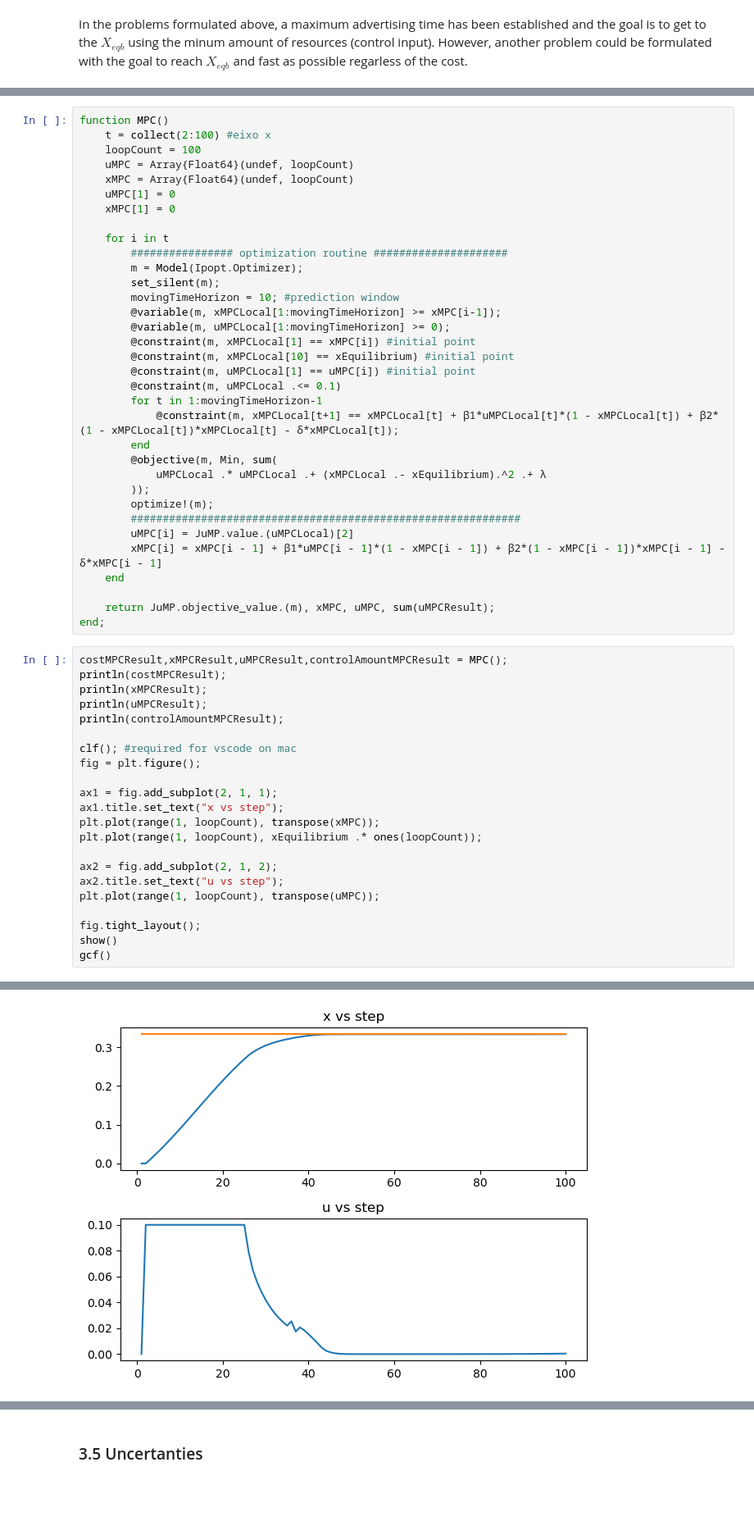
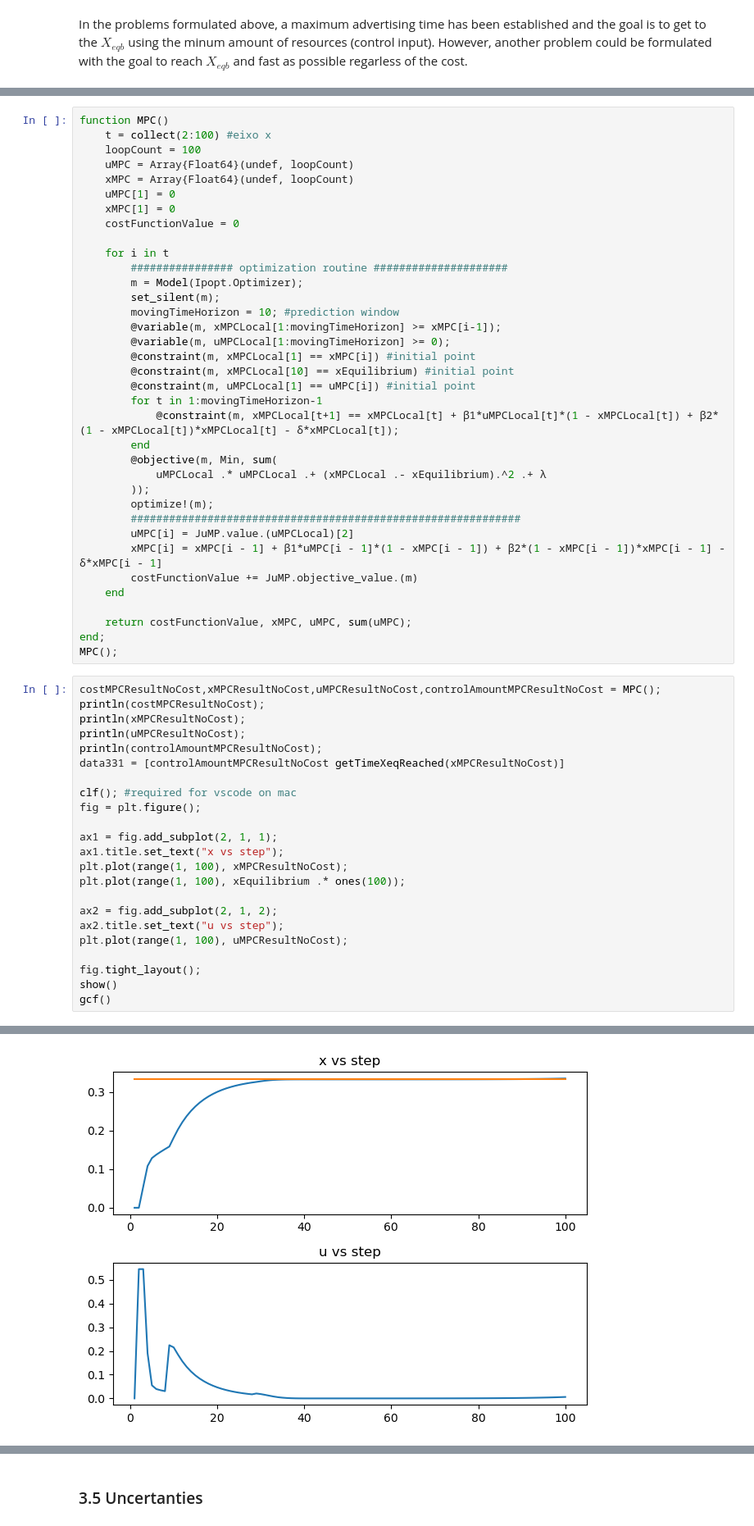
Before and after one commit to Gabrieljsss/information-spread-optimization-model, a Jupyter notebook: modelo_relatorio_projeto_2022.ipynb, the cells around one changed output, grey strips where cells are left out. Shown at 82% size. Drawn from its saved outputs; the diff is of its cells as text; blank space fills up the shorter version.

```diff
--- a/modelo_relatorio_projeto_2022.ipynb
+++ b/modelo_relatorio_projeto_2022.ipynb
@@ -356,6 +433,7 @@ function MPC()
     xMPC = Array{Float64}(undef, loopCount)
     uMPC[1] = 0
     xMPC[1] = 0
+    costFunctionValue = 0
 
     for i in t
         ################ optimization routine #####################
@@ -367,7 +445,6 @@ function MPC()
         @constraint(m, xMPCLocal[1] == xMPC[i]) #initial point
         @constraint(m, xMPCLocal[10] == xEquilibrium) #initial point
         @constraint(m, uMPCLocal[1] == uMPC[i]) #initial point
-        @constraint(m, uMPCLocal .<= 0.1)
         for t in 1:movingTimeHorizon-1
             @constraint(m, xMPCLocal[t+1] == xMPCLocal[t] + β1*uMPCLocal[t]*(1 - xMPCLocal[t]) + β2*(1 - xMPCLocal[t])*xMPCLocal[t] - δ*xMPCLocal[t]);
         end
@@ -378,28 +455,31 @@ function MPC()
         #############################################################
         uMPC[i] = JuMP.value.(uMPCLocal)[2]
         xMPC[i] = xMPC[i - 1] + β1*uMPC[i - 1]*(1 - xMPC[i - 1]) + β2*(1 - xMPC[i - 1])*xMPC[i - 1] - δ*xMPC[i - 1]
+        costFunctionValue += JuMP.objective_value.(m)
     end
 
-    return JuMP.objective_value.(m), xMPC, uMPC, sum(uMPCResult);
+    return costFunctionValue, xMPC, uMPC, sum(uMPC);
 end;
+MPC();
 # %%
-costMPCResult,xMPCResult,uMPCResult,controlAmountMPCResult = MPC();
-println(costMPCResult);
-println(xMPCResult);
-println(uMPCResult);
-println(controlAmountMPCResult);
+costMPCResultNoCost,xMPCResultNoCost,uMPCResultNoCost,controlAmountMPCResultNoCost = MPC();
+println(costMPCResultNoCost);
+println(xMPCResultNoCost);
+println(uMPCResultNoCost);
+println(controlAmountMPCResultNoCost);
+data331 = [controlAmountMPCResultNoCost getTimeXeqReached(xMPCResultNoCost)]
 
 clf(); #required for vscode on mac
 fig = plt.figure();
 
 ax1 = fig.add_subplot(2, 1, 1);
 ax1.title.set_text("x vs step");
-plt.plot(range(1, loopCount), transpose(xMPC));
-plt.plot(range(1, loopCount), xEquilibrium .* ones(loopCount));
+plt.plot(range(1, 100), xMPCResultNoCost);
+plt.plot(range(1, 100), xEquilibrium .* ones(100));
 
 ax2 = fig.add_subplot(2, 1, 2);
 ax2.title.set_text("u vs step");
-plt.plot(range(1, loopCount), transpose(uMPC));
+plt.plot(range(1, 100), uMPCResultNoCost);
 
 fig.tight_layout();
 show()
@@ -412 +492 @@ gcf()
-[figure, old version]
+[figure, new version]
```
Also changed, not shown: parts of 30 cells of this notebook, 2 other files.
